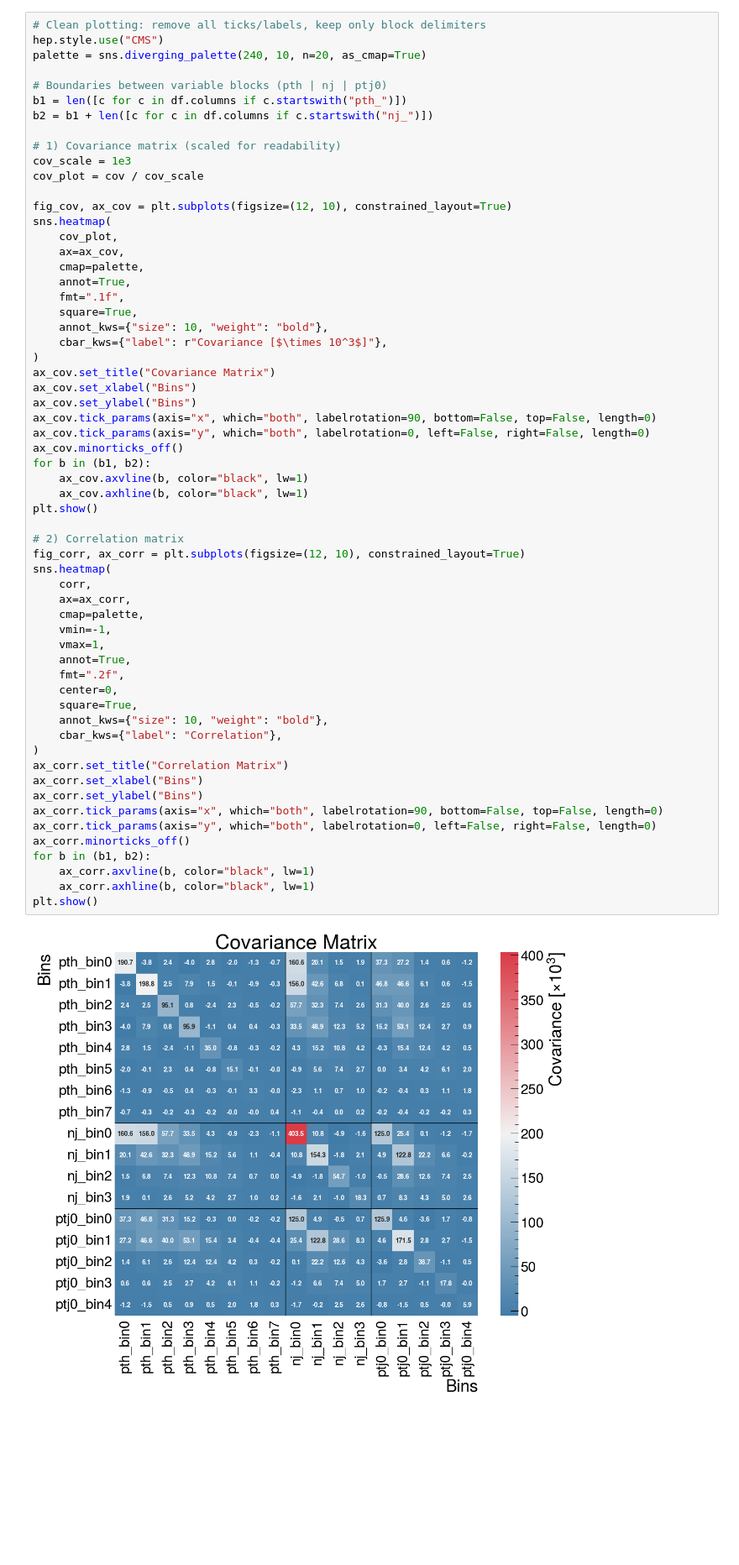
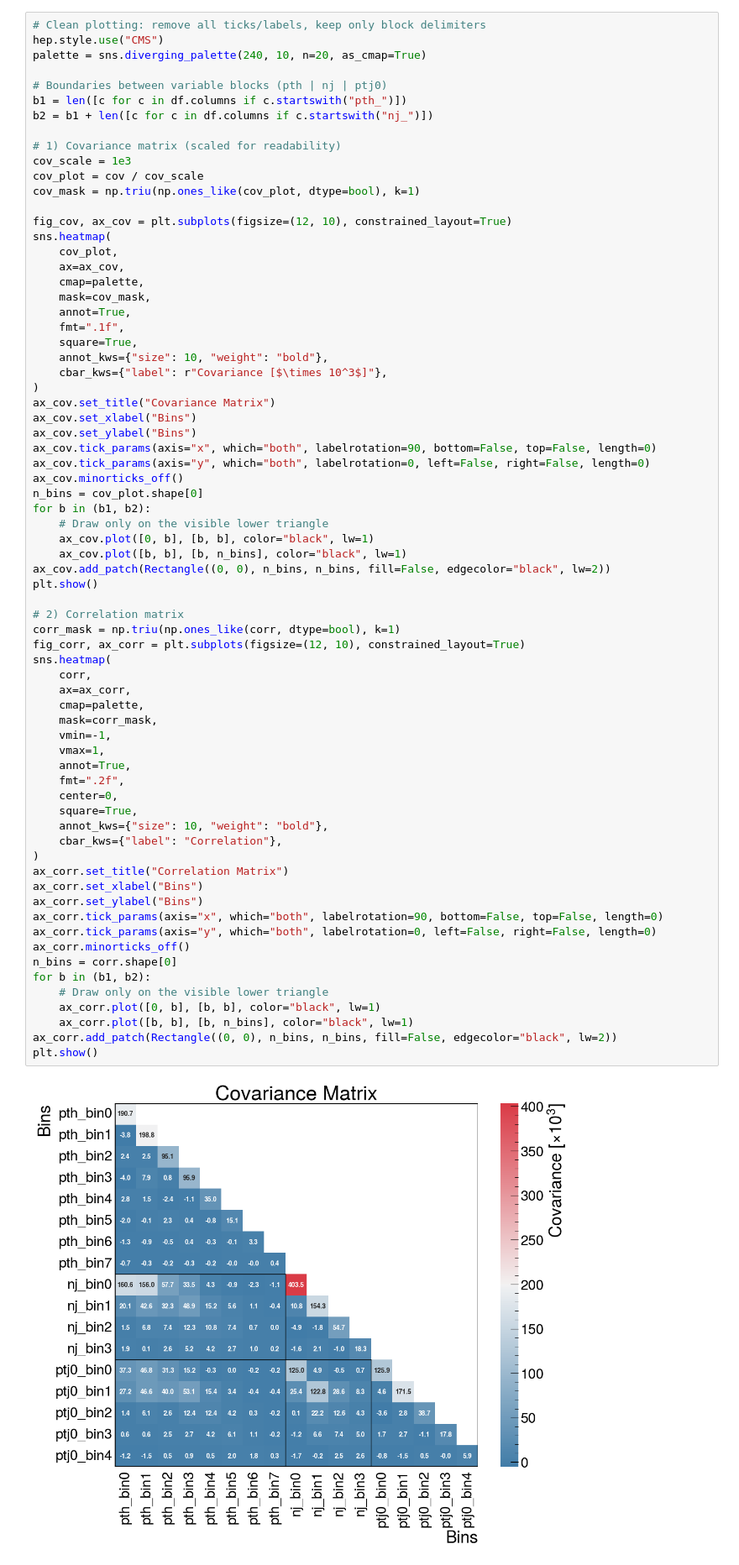
Before and after one commit to AlessandroTarabini/matrix_ATLAS, a Jupyter notebook: correlation_matrix.ipynb, the cells around one changed output. Shown at 84% size. Drawn from its saved outputs; the diff is of its cells as text; blank space fills up the shorter version.

```diff
--- a/correlation_matrix.ipynb
+++ b/correlation_matrix.ipynb
@@ -64,12 +65,14 @@ b2 = b1 + len([c for c in df.columns if c.startswith("nj_")])
 # 1) Covariance matrix (scaled for readability)
 cov_scale = 1e3
 cov_plot = cov / cov_scale
+cov_mask = np.triu(np.ones_like(cov_plot, dtype=bool), k=1)
 
 fig_cov, ax_cov = plt.subplots(figsize=(12, 10), constrained_layout=True)
 sns.heatmap(
     cov_plot,
     ax=ax_cov,
     cmap=palette,
+    mask=cov_mask,
     annot=True,
     fmt=".1f",
     square=True,
@@ -82,35 +85,43 @@ ax_cov.set_ylabel("Bins")
 ax_cov.tick_params(axis="x", which="both", labelrotation=90, bottom=False, top=False, length=0)
 ax_cov.tick_params(axis="y", which="both", labelrotation=0, left=False, right=False, length=0)
 ax_cov.minorticks_off()
+n_bins = cov_plot.shape[0]
 for b in (b1, b2):
-    ax_cov.axvline(b, color="black", lw=1)
-    ax_cov.axhline(b, color="black", lw=1)
+    # Draw only on the visible lower triangle
+    ax_cov.plot([0, b], [b, b], color="black", lw=1)
+    ax_cov.plot([b, b], [b, n_bins], color="black", lw=1)
+ax_cov.add_patch(Rectangle((0, 0), n_bins, n_bins, fill=False, edgecolor="black", lw=2))
 plt.show()
 
 # 2) Correlation matrix
+corr_mask = np.triu(np.ones_like(corr, dtype=bool), k=1)
 fig_corr, ax_corr = plt.subplots(figsize=(12, 10), constrained_layout=True)
 sns.heatmap(
     corr,
     ax=ax_corr,
     cmap=palette,
+    mask=corr_mask,
     vmin=-1,
     vmax=1,
     annot=True,
     fmt=".2f",
     center=0,
     square=True,
     annot_kws={"size": 10, "weight": "bold"},
     cbar_kws={"label": "Correlation"},
 )
 ax_corr.set_title("Correlation Matrix")
 ax_corr.set_xlabel("Bins")
 ax_corr.set_ylabel("Bins")
 ax_corr.tick_params(axis="x", which="both", labelrotation=90, bottom=False, top=False, length=0)
 ax_corr.tick_params(axis="y", which="both", labelrotation=0, left=False, right=False, length=0)
 ax_corr.minorticks_off()
+n_bins = corr.shape[0]
 for b in (b1, b2):
-    ax_corr.axvline(b, color="black", lw=1)
-    ax_corr.axhline(b, color="black", lw=1)
+    # Draw only on the visible lower triangle
+    ax_corr.plot([0, b], [b, b], color="black", lw=1)
+    ax_corr.plot([b, b], [b, n_bins], color="black", lw=1)
+ax_corr.add_patch(Rectangle((0, 0), n_bins, n_bins, fill=False, edgecolor="black", lw=2))
 plt.show()
 # %% [output]
-[figure, old version]
+[figure, new version]
```
Also changed, not shown: parts of 4 cells of this notebook, 33 other files.
